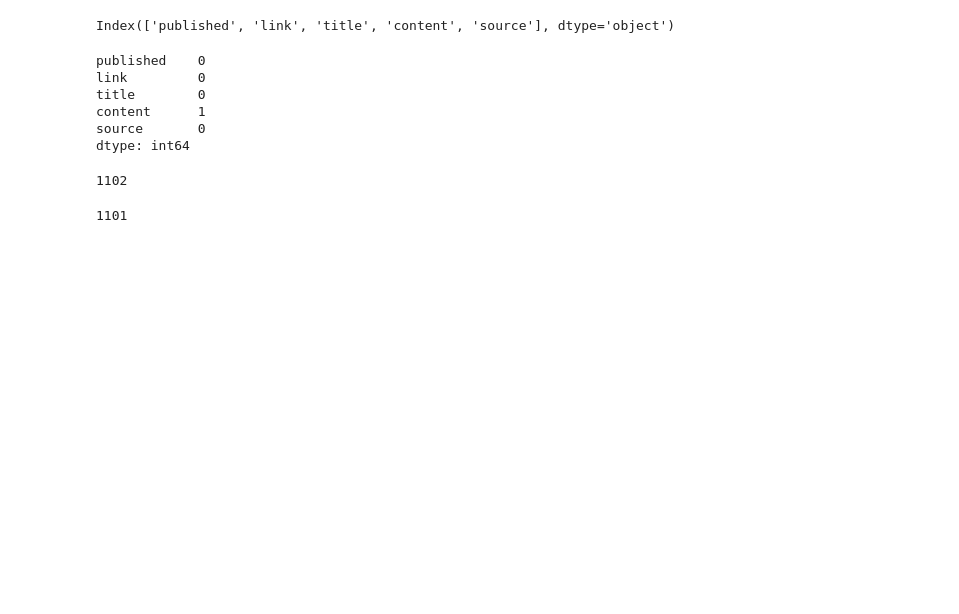
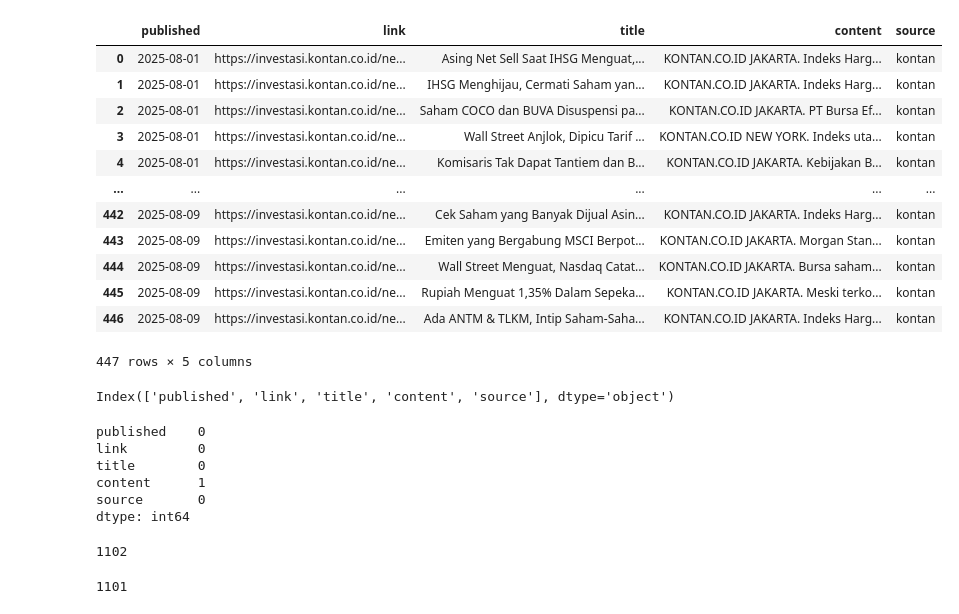
Before and after one commit to Khanifsaleh/stock-monitoring, a Jupyter notebook: notebooks/join_data_to_db.ipynb, the cells around one changed output. Cells and saved outputs as stored; diff of their text form; code cells hidden in the pictures; blank space fills up the shorter version.

```diff
--- a/notebooks/join_data_to_db.ipynb
+++ b/notebooks/join_data_to_db.ipynb
@@ -26,3 +51,19 @@ kontan['source'] = 'kontan'
+# %%
+kontan
+# %% [output]
+|  | published | link | title | content | source |
+| 0 | 2025-08-01 | https://investasi.kontan.co.id/ne... | Asing Net Sell Saat IHSG Menguat,... | KONTAN.CO.ID JAKARTA. Indeks Harg... | kontan |
+| 1 | 2025-08-01 | https://investasi.kontan.co.id/ne... | IHSG Menghijau, Cermati Saham yan... | KONTAN.CO.ID JAKARTA. Indeks Harg... | kontan |
+| 2 | 2025-08-01 | https://investasi.kontan.co.id/ne... | Saham COCO dan BUVA Disuspensi pa... | KONTAN.CO.ID JAKARTA. PT Bursa Ef... | kontan |
+| 3 | 2025-08-01 | https://investasi.kontan.co.id/ne... | Wall Street Anjlok, Dipicu Tarif ... | KONTAN.CO.ID NEW YORK. Indeks uta... | kontan |
+| 4 | 2025-08-01 | https://investasi.kontan.co.id/ne... | Komisaris Tak Dapat Tantiem dan B... | KONTAN.CO.ID JAKARTA. Kebijakan B... | kontan |
+| ... | ... | ... | ... | ... | ... |
+| 442 | 2025-08-09 | https://investasi.kontan.co.id/ne... | Cek Saham yang Banyak Dijual Asin... | KONTAN.CO.ID JAKARTA. Indeks Harg... | kontan |
+| 443 | 2025-08-09 | https://investasi.kontan.co.id/ne... | Emiten yang Bergabung MSCI Berpot... | KONTAN.CO.ID JAKARTA. Morgan Stan... | kontan |
+| 444 | 2025-08-09 | https://investasi.kontan.co.id/ne... | Wall Street Menguat, Nasdaq Catat... | KONTAN.CO.ID JAKARTA. Bursa saham... | kontan |
+| 445 | 2025-08-09 | https://investasi.kontan.co.id/ne... | Rupiah Menguat 1,35% Dalam Sepeka... | KONTAN.CO.ID JAKARTA. Meski terko... | kontan |
+| 446 | 2025-08-09 | https://investasi.kontan.co.id/ne... | Ada ANTM & TLKM, Intip Saham-Saha... | KONTAN.CO.ID JAKARTA. Indeks Harg... | kontan |
+447 rows × 5 columns
 # %%
 df = pd.concat([bisnis, cnbc, idx, investor, iqplus, kontan], ignore_index=True)
 # %%
```
Also changed, not shown: parts of 13 cells of this notebook, 10 other files.
